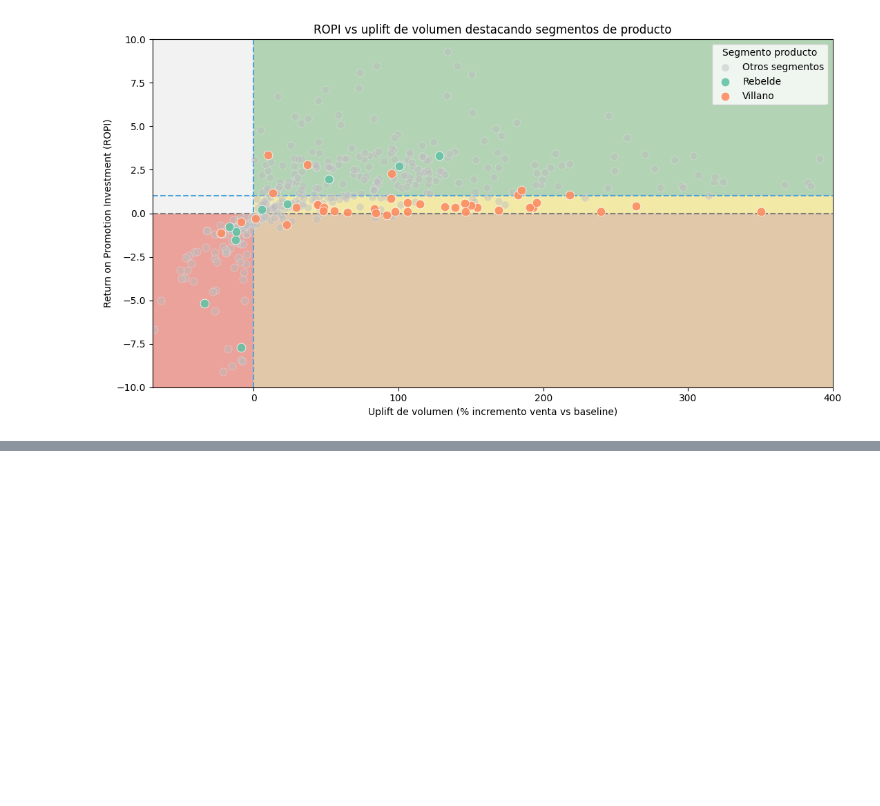
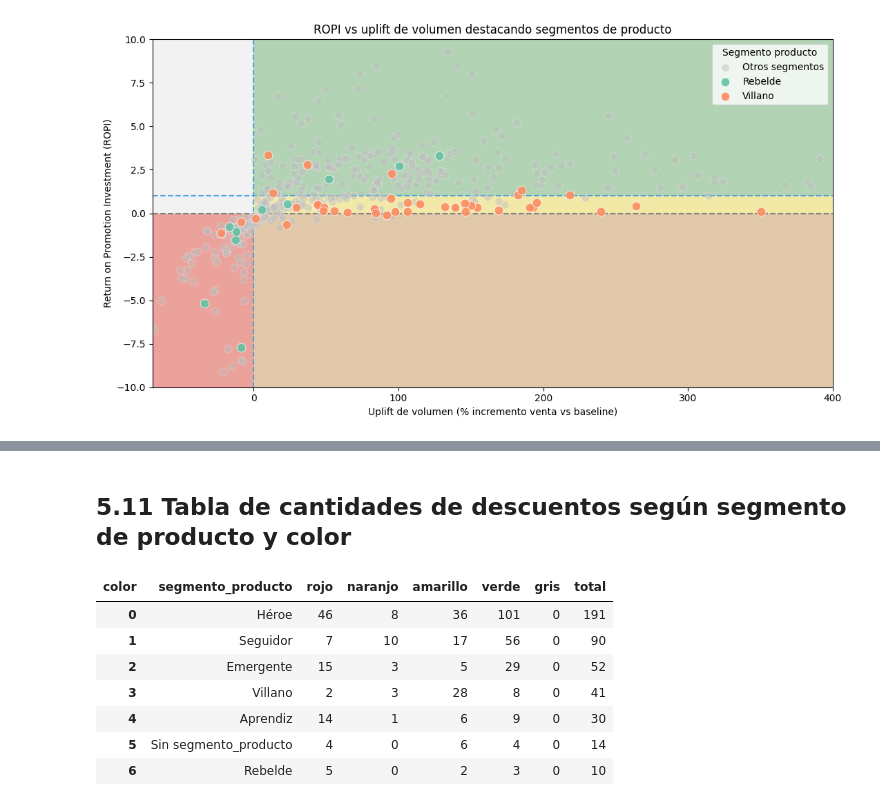
Before and after one commit to vmigonesumma/ci0103, a Jupyter notebook: retornos_por_descuento_vs06.ipynb, the cells around one changed output, grey strips where cells are left out. Cells and saved outputs as stored; diff of their text form; code cells hidden in the pictures; blank space fills up the shorter version.

```diff
--- a/retornos_por_descuento_vs06.ipynb
+++ b/retornos_por_descuento_vs06.ipynb
@@ -3937,0 +4129,74 @@ else:
+# %% [markdown]
+## 5.11 Tabla de cantidades de descuentos según segmento de producto y color
+# %%
+# Tabla de cantidades de descuentos por segmento_producto y color
+data_tabla = resultados_df.copy()
+
+if "orden_colores_tabla" not in globals():
+    orden_colores_tabla = ["rojo", "naranjo", "amarillo", "verde", "gris"]
+
+data_tabla["segmento_producto"] = (
+    data_tabla["segmento_producto"]
+    .astype("string")
+    .fillna("")
+    .str.strip()
+)
+data_tabla["segmento_producto"] = data_tabla["segmento_producto"].mask(
+    data_tabla["segmento_producto"].eq(""),
+    "Sin segmento_producto",
+)
+
+data_tabla["color"] = (
+    data_tabla["color"]
+    .astype("string")
+    .fillna("")
+    .str.strip()
+)
+data_tabla["color"] = data_tabla["color"].mask(
+    data_tabla["color"].eq(""),
+    "gris",
+)
+
+tabla_segmento_color = pd.crosstab(
+    data_tabla["segmento_producto"],
+    data_tabla["color"],
+)
+
+for color in orden_colores_tabla:
+    if color not in tabla_segmento_color.columns:
+        tabla_segmento_color[color] = 0
+
+tabla_segmento_color = tabla_segmento_color[orden_colores_tabla]
+tabla_segmento_color["total"] = tabla_segmento_color.sum(axis=1)
+
+assert tabla_segmento_color["total"].sum() == len(resultados_df), (
+    f"La suma de tabla_segmento_color['total']={tabla_segmento_color['total'].sum()} "
+    f"no coincide con len(resultados_df)={len(resultados_df)}"
+)
+
+assert (
+    tabla_segmento_color[orden_colores_tabla].sum(axis=1)
+    == tabla_segmento_color["total"]
+).all(), "Las columnas por color no suman correctamente el total por segmento_producto."
+
+tabla_segmento_color = (
+    tabla_segmento_color
+    .reset_index()
+    .sort_values(["total", "segmento_producto"], ascending=[False, True], kind="stable")
+    .reset_index(drop=True)
+)
+
+assert tabla_segmento_color["segmento_producto"].nunique() == data_tabla["segmento_producto"].nunique(), (
+    "La tabla de segmento_producto no incluye todos los segmentos presentes en resultados_df."
+)
+
+display(tabla_segmento_color)
+# %% [output]
+| color | segmento_producto | rojo | naranjo | amarillo | verde | gris | total |
+| 0 | Héroe | 46 | 8 | 36 | 101 | 0 | 191 |
+| 1 | Seguidor | 7 | 10 | 17 | 56 | 0 | 90 |
+| 2 | Emergente | 15 | 3 | 5 | 29 | 0 | 52 |
+| 3 | Villano | 2 | 3 | 28 | 8 | 0 | 41 |
+| 4 | Aprendiz | 14 | 1 | 6 | 9 | 0 | 30 |
+| 5 | Sin segmento_producto | 4 | 0 | 6 | 4 | 0 | 14 |
+| 6 | Rebelde | 5 | 0 | 2 | 3 | 0 | 10 |
```
Also changed, not shown: parts of 9 cells of this notebook.
